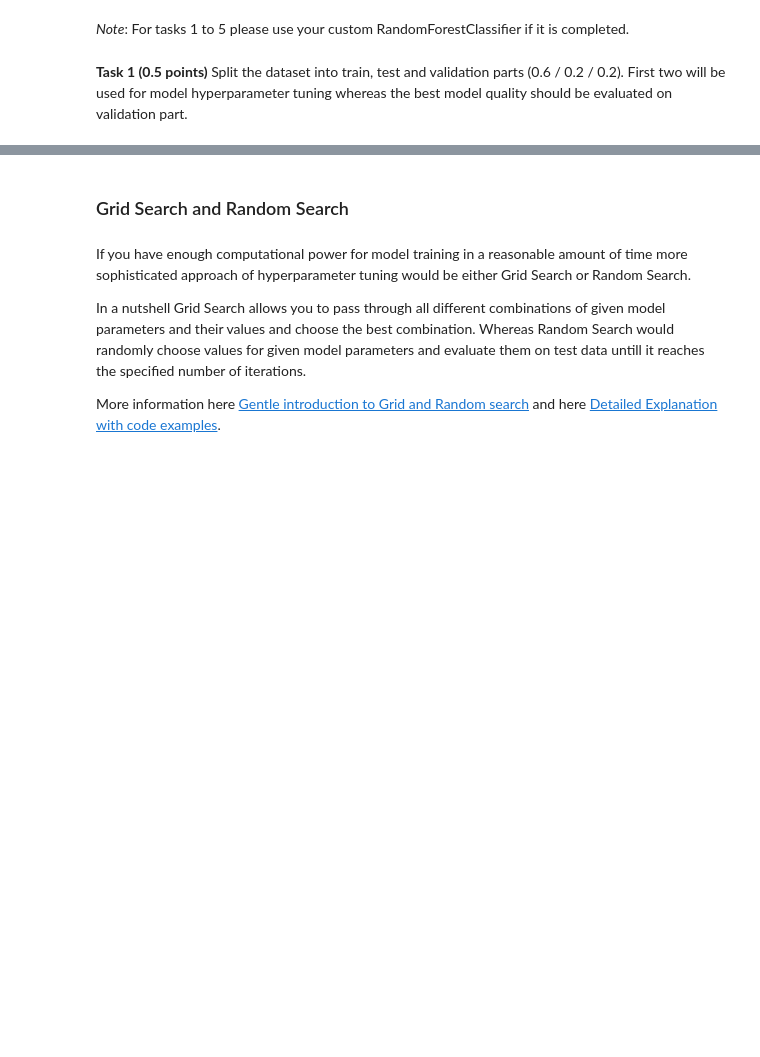
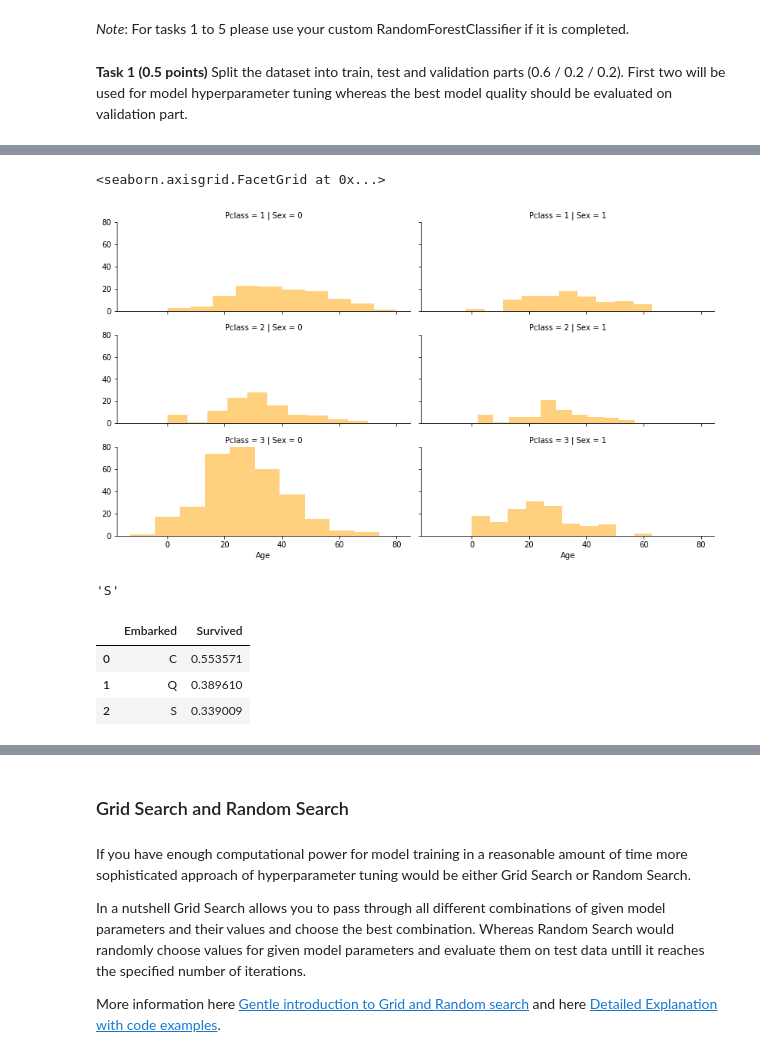
Before and after one commit to Sergo448/rolling-scopes-school-AI-MachineLearning, a Jupyter notebook: rf_classifier.ipynb, the cells around one changed output, grey strips where cells are left out. Drawn from its saved outputs; the diff is of its cells as text; code cells hidden in the pictures; blank space fills up the shorter version.

```diff
--- a/rf_classifier.ipynb
+++ b/rf_classifier.ipynb
@@ -529,0 +528,6 @@ _Note_: For tasks 1 to 5 please use your custom RandomForestClassifier if it is
+# %%
+# Your code here
+
+train_df = pd.read_csv('./data/titanic/train.csv')
+test_df = pd.read_csv('./data/titanic/test.csv')
+combine = [train_df, test_df]
@@ -529,0 +629,19 @@ _Note_: For tasks 1 to 5 please use your custom RandomForestClassifier if it is
+# %%
+#compute mean and standard dev of Age
+age_mean = train_df['Age'].mean()
+age_std = train_df['Age'].std()
+
+#number of NaN values (non number values)
+num_na = train_df['Age'].isna().sum()
+
+#generate random ages from mean and standard dev
+random_vals = age_mean + age_std * np.random.randn(num_na)
+
+#replace missing values with random_vals
+train_df.loc[train_df['Age'].isna(), 'Age'] = random_vals
+
+# convert to whole numbers
+train_df['Age'] = train_df['Age'].astype(np.int64)
+
+#view data to check work
+train_df.tail()
@@ -529,0 +672,25 @@ _Note_: For tasks 1 to 5 please use your custom RandomForestClassifier if it is
+# %%
+grid = sns.FacetGrid(train_df, row= 'Pclass', col= 'Sex', size = 2.2, aspect = 2.6)
+grid.map(plt.hist, 'Age', alpha= .5, bins=10, color= 'orange')
+plt.ylim((0,80))
+grid.add_legend()
+# %% [output]
+<seaborn.axisgrid.FacetGrid at 0x...>
+[figure, added]
+# %%
+#discover the most frequently used port
+port = train_df.Embarked.dropna().mode()[0]
+port
+# %% [output]
+'S'
+# %%
+for dataset in combine:
+    dataset['Embarked'] = dataset['Embarked'].fillna(port)
+
+train_df[['Embarked', 'Survived']].groupby(['Embarked'],
+                                as_index=False).mean().sort_values(by='Survived', ascending=False)
+# %% [output]
+|  | Embarked | Survived |
+| 0 | C | 0.553571 |
+| 1 | Q | 0.389610 |
+| 2 | S | 0.339009 |
```
Also changed, not shown: parts of 19 cells of this notebook.
